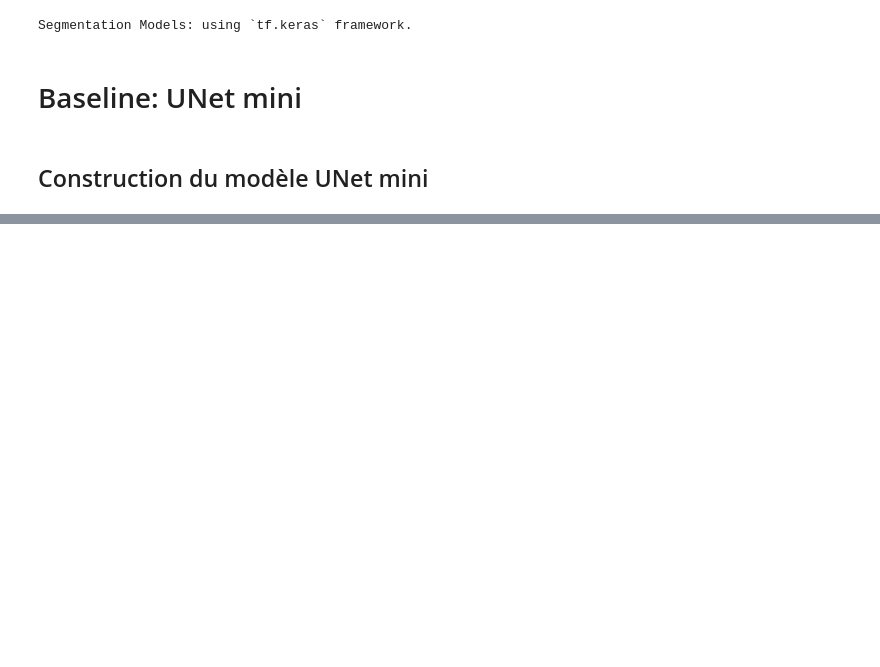
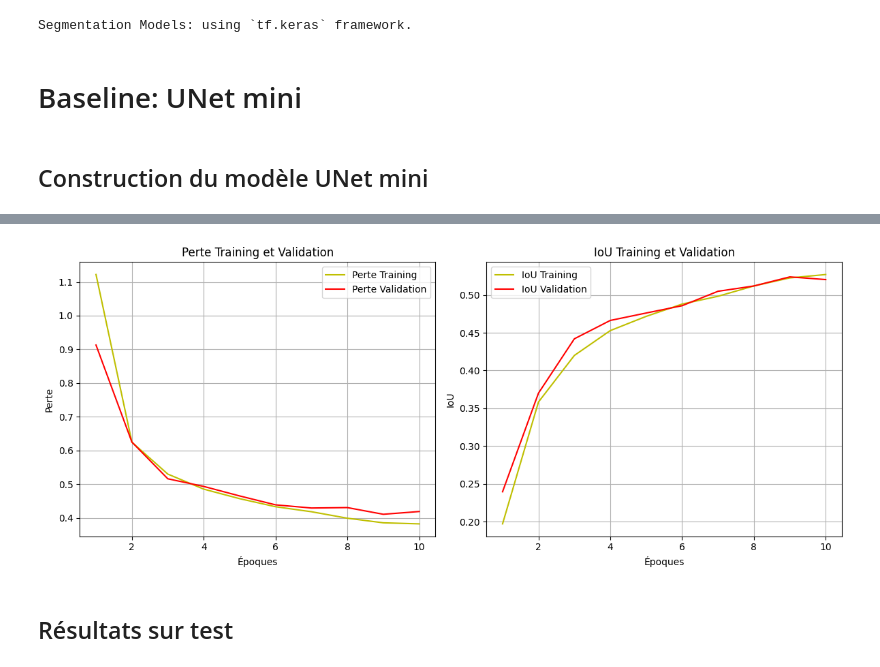
Before and after one commit to cecile-aie/oc_aie_p8, a Jupyter notebook: P8_Modelisation.ipynb, the cells around one changed output, grey strips where cells are left out. Saved outputs shown, nothing was run; the diff lists cells and outputs as text; code cells hidden in the pictures; blank space fills up the shorter version.

Commit message:
Unet mini test (predict, OiU, confusion matrix)

```diff
--- a/P8_Modelisation.ipynb
+++ b/P8_Modelisation.ipynb
@@ -331,0 +355,39 @@ Epoch 6: val_loss improved from 0.47215 to 0.44536, saving model to ./models/bes
+# %%
+def plot_loss_iou(history):
+    # Récupération des données d'historique
+    loss = history.history['loss']
+    val_loss = history.history['val_loss']
+    iou = history.history['iou_with_conversion']
+    val_iou = history.history['val_iou_with_conversion']
+    _epochs = list(range(1, len(loss) + 1))
+
+    # Tracé des courbes de perte
+    plt.figure(figsize=(12, 5))
+
+    plt.subplot(1, 2, 1)
+    plt.plot(_epochs, loss, 'y', label='Perte Training')
+    plt.plot(_epochs, val_loss, 'r', label='Perte Validation')
+    plt.title('Perte Training et Validation')
+    plt.xlabel('Époques')
+    plt.ylabel('Perte')
+    plt.legend()
+    plt.grid(True)
+
+    # Tracé des courbes de l'IoU
+    plt.subplot(1, 2, 2)
+    plt.plot(_epochs, iou, 'y', label='IoU Training')
+    plt.plot(_epochs, val_iou, 'r', label='IoU Validation')
+    plt.title('IoU Training et Validation')
+    plt.xlabel('Époques')
+    plt.ylabel('IoU')
+    plt.legend()
+    plt.grid(True)
+
+    plt.tight_layout()
+    plt.show()
+# %%
+plot_loss_iou(history)
+# %% [output]
+[figure, added]
+# %% [markdown]
+## Résultats sur test
```
Also changed, not shown: parts of 16 cells of this notebook.
